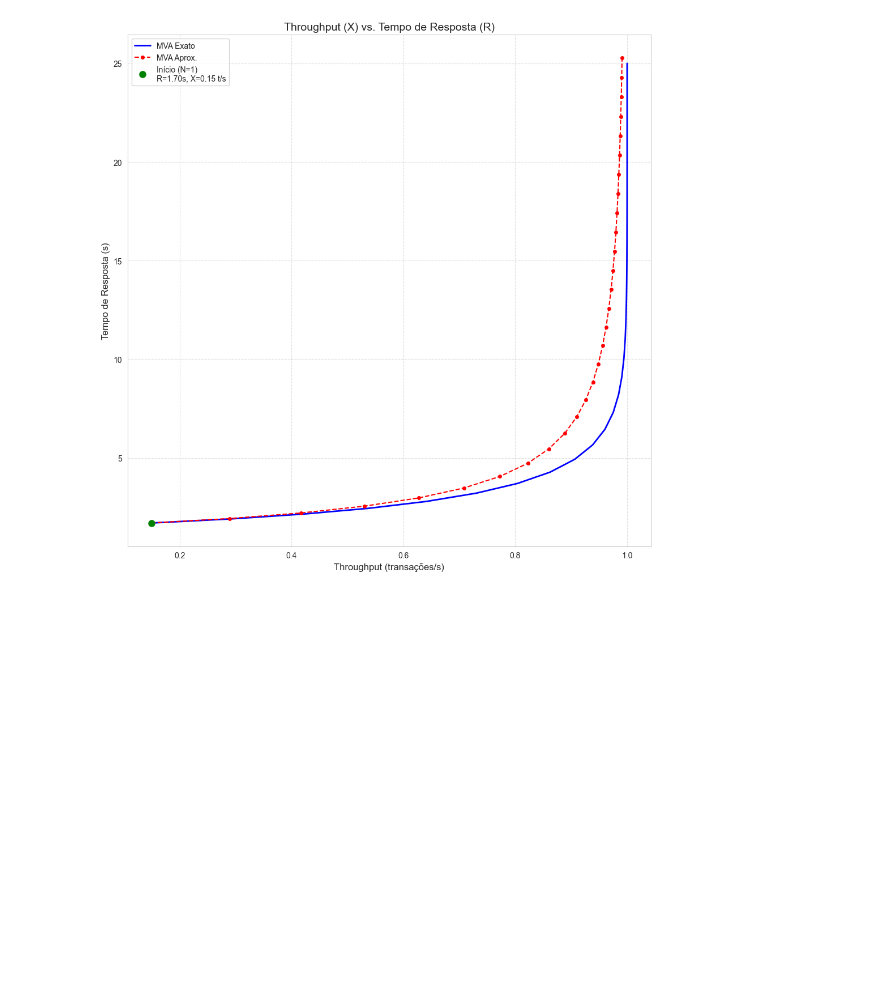
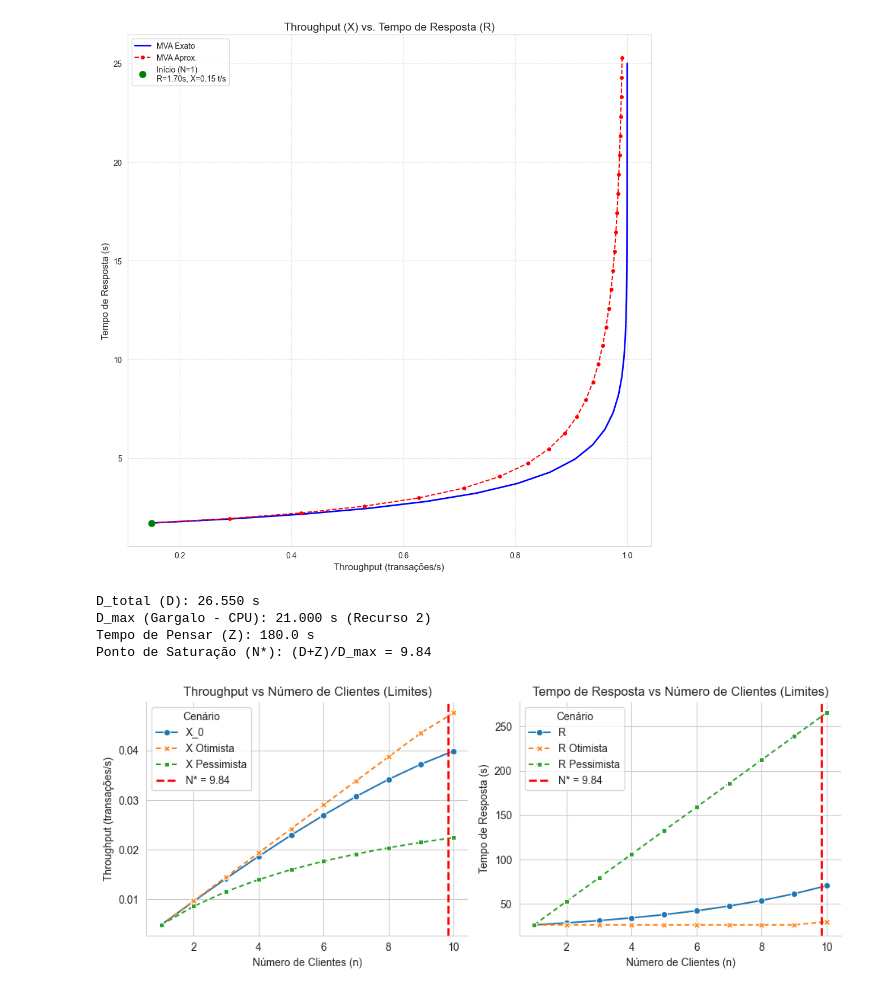
Before and after one commit to sakikout/ADS, a Jupyter notebook: main.ipynb, the cells around one changed output. Saved outputs shown, nothing was run; the diff lists cells and outputs as text; code cells hidden in the pictures; blank space fills up the shorter version.

```diff
--- a/main.ipynb
+++ b/main.ipynb
@@ -496,3 +497,23 @@ Gerando gráficos...
 [figure]
 [figure]
 [figure]
+# %%
+# ------------------- PlOTS PROVA  --------------------------
+# Parâmetros Globais
+N_TERMINAIS = 10
+Z_PENSAR = 180
+
+D_orig = [3.6, 21.0, 1.95]
+mva_orig = mva_exato(N_TERMINAIS, D_orig, Z_PENSAR, print_table=False)
+plot_performance_graphs(
+    mva_orig,
+    D_orig,
+    Z_PENSAR,
+    N_TERMINAIS,
+    "Sistema Batch")
+# %% [output]
+D_total (D): 26.550 s
+D_max (Gargalo - CPU): 21.000 s (Recurso 2)
+Tempo de Pensar (Z): 180.0 s
+Ponto de Saturação (N*): (D+Z)/D_max = 9.84
+[figure, added]
```
Also changed, not shown: parts of 3 cells of this notebook, 1 other file.
